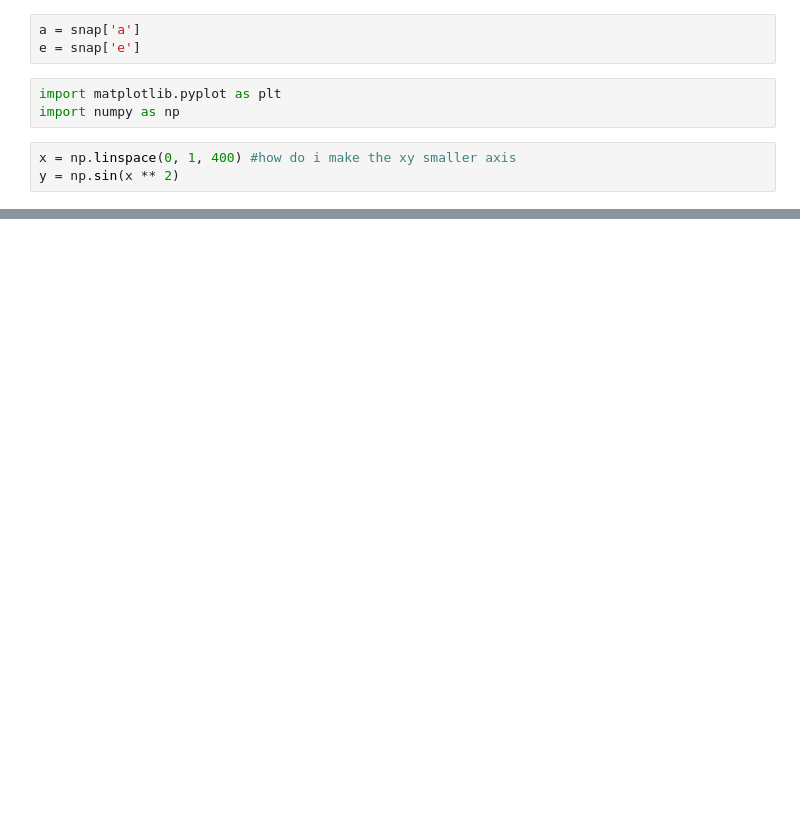
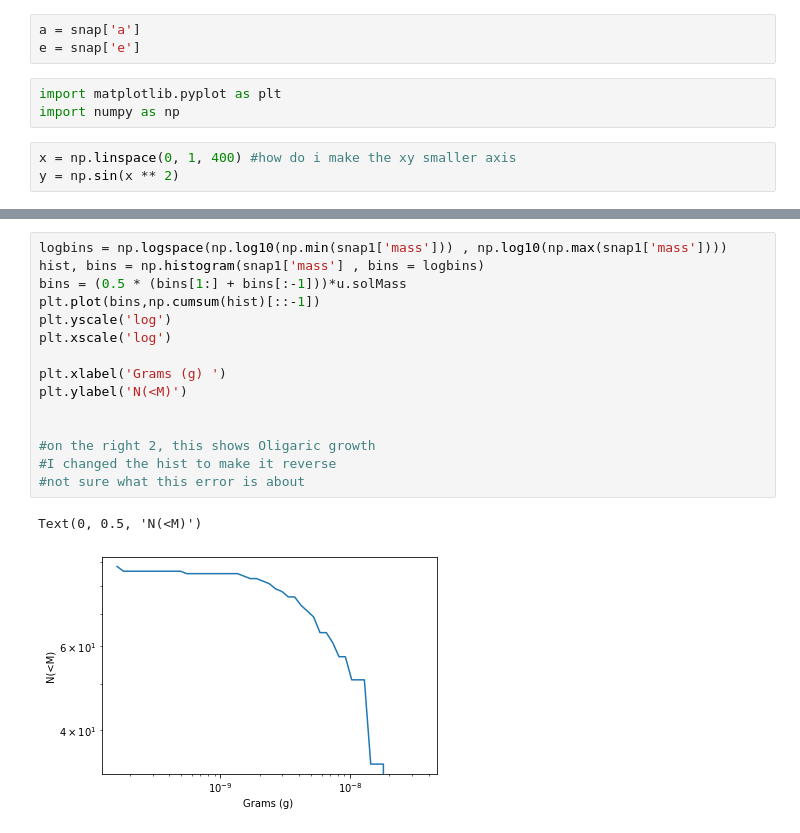
Before and after one commit to lynnngocnguyen/asteroids, a Jupyter notebook: plot semimajor asteroids_low_wide.ipynb, the cells around one changed output, grey strips where cells are left out. Cells and saved outputs as stored; diff of their text form; blank space fills up the shorter version.

```diff
--- a/plot semimajor asteroids_low_wide.ipynb
+++ b/plot semimajor asteroids_low_wide.ipynb
@@ -44,0 +66,18 @@ plt.tight_layout()
+# %%
+logbins = np.logspace(np.log10(np.min(snap1['mass'])) , np.log10(np.max(snap1['mass'])))
+hist, bins = np.histogram(snap1['mass'] , bins = logbins)
+bins = (0.5 * (bins[1:] + bins[:-1]))*u.solMass
+plt.plot(bins,np.cumsum(hist)[::-1])
+plt.yscale('log')
+plt.xscale('log')
+
+plt.xlabel('Grams (g) ')
+plt.ylabel('N(<M)')
+
+
+#on the right 2, this shows Oligaric growth
+#I changed the hist to make it reverse
+#not sure what this error is about
+# %% [output]
+Text(0, 0.5, 'N(<M)')
+[figure, added]
```
Also changed, not shown: parts of 6 cells of this notebook, 12 other files.
